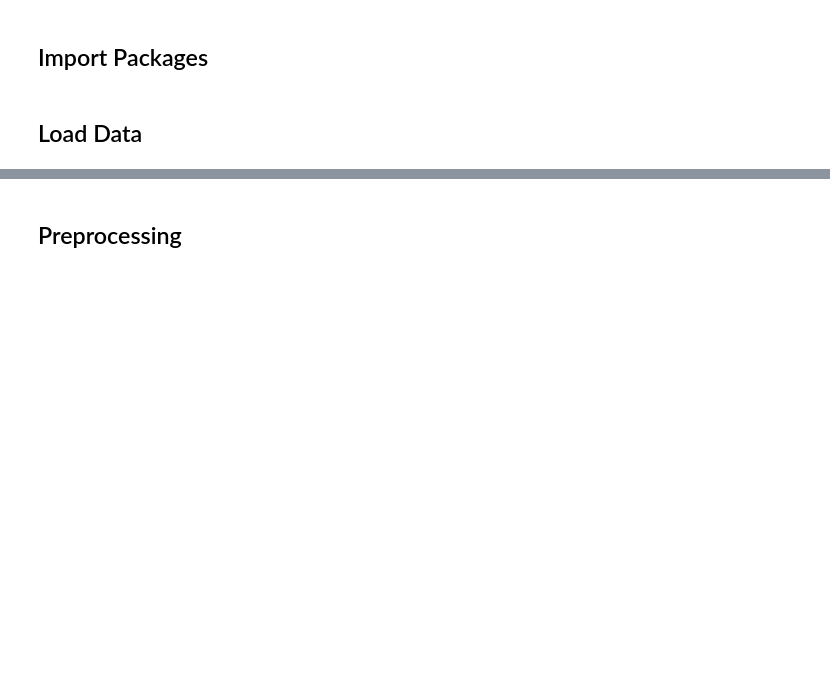
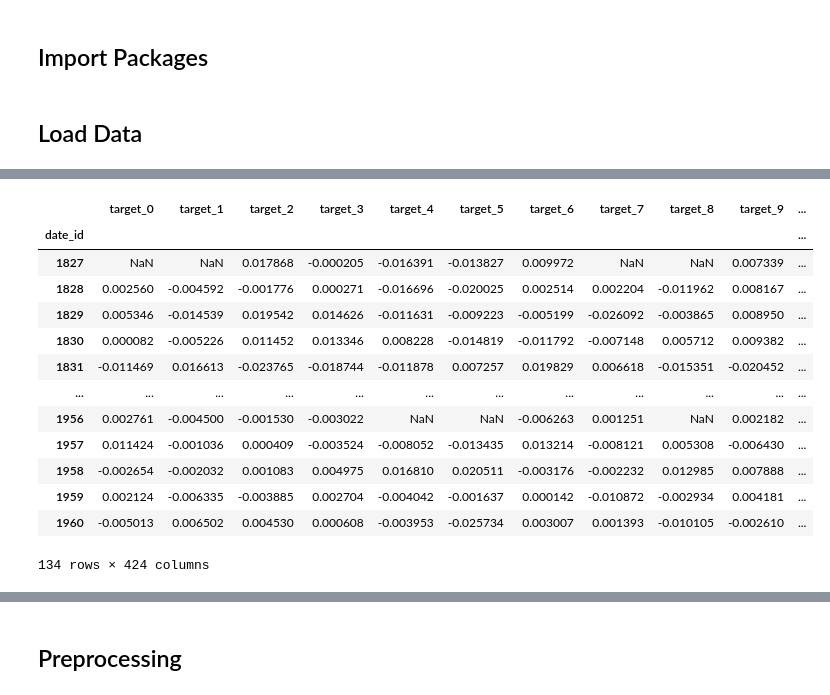
Before and after one commit to abishpius/MITSUICO_Commodity_Prediction, a Jupyter notebook: Kaggle_MITSUICO_Commodity_Prediction.ipynb, the cells around one changed output, grey strips where cells are left out. Drawn from its saved outputs; the diff is of its cells as text; code cells hidden in the pictures; blank space fills up the shorter version.

```diff
--- a/Kaggle_MITSUICO_Commodity_Prediction.ipynb
+++ b/Kaggle_MITSUICO_Commodity_Prediction.ipynb
@@ -85,0 +127,17 @@ target_pairs = pd.read_csv('/content/target_pairs.csv')
+# %%
+test_labels
+# %% [output]
+|  | target_0 | target_1 | target_2 | target_3 | target_4 | target_5 | target_6 | target_7 | target_8 | target_9 | ... |
+| date_id |  |  |  |  |  |  |  |  |  |  | ... |
+| 1827 | NaN | NaN | 0.017868 | -0.000205 | -0.016391 | -0.013827 | 0.009972 | NaN | NaN | 0.007339 | ... |
+| 1828 | 0.002560 | -0.004592 | -0.001776 | 0.000271 | -0.016696 | -0.020025 | 0.002514 | 0.002204 | -0.011962 | 0.008167 | ... |
+| 1829 | 0.005346 | -0.014539 | 0.019542 | 0.014626 | -0.011631 | -0.009223 | -0.005199 | -0.026092 | -0.003865 | 0.008950 | ... |
+| 1830 | 0.000082 | -0.005226 | 0.011452 | 0.013346 | 0.008228 | -0.014819 | -0.011792 | -0.007148 | 0.005712 | 0.009382 | ... |
+| 1831 | -0.011469 | 0.016613 | -0.023765 | -0.018744 | -0.011878 | 0.007257 | 0.019829 | 0.006618 | -0.015351 | -0.020452 | ... |
+| ... | ... | ... | ... | ... | ... | ... | ... | ... | ... | ... | ... |
+| 1956 | 0.002761 | -0.004500 | -0.001530 | -0.003022 | NaN | NaN | -0.006263 | 0.001251 | NaN | 0.002182 | ... |
+| 1957 | 0.011424 | -0.001036 | 0.000409 | -0.003524 | -0.008052 | -0.013435 | 0.013214 | -0.008121 | 0.005308 | -0.006430 | ... |
+| 1958 | -0.002654 | -0.002032 | 0.001083 | 0.004975 | 0.016810 | 0.020511 | -0.003176 | -0.002232 | 0.012985 | 0.007888 | ... |
+| 1959 | 0.002124 | -0.006335 | -0.003885 | 0.002704 | -0.004042 | -0.001637 | 0.000142 | -0.010872 | -0.002934 | 0.004181 | ... |
+| 1960 | -0.005013 | 0.006502 | 0.004530 | 0.000608 | -0.003953 | -0.025734 | 0.003007 | 0.001393 | -0.010105 | -0.002610 | ... |
+134 rows × 424 columns
```
Also changed, not shown: parts of 16 cells of this notebook.
